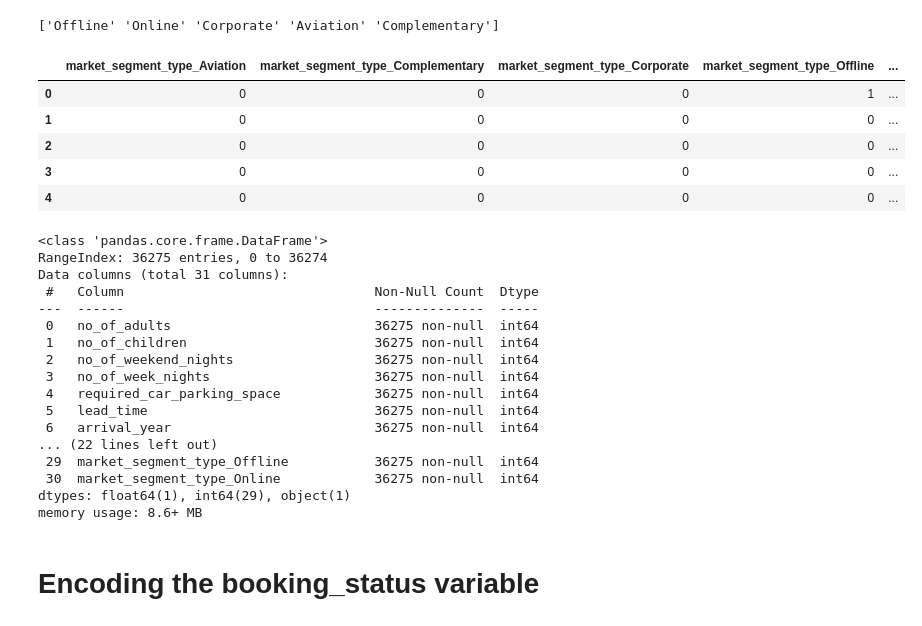
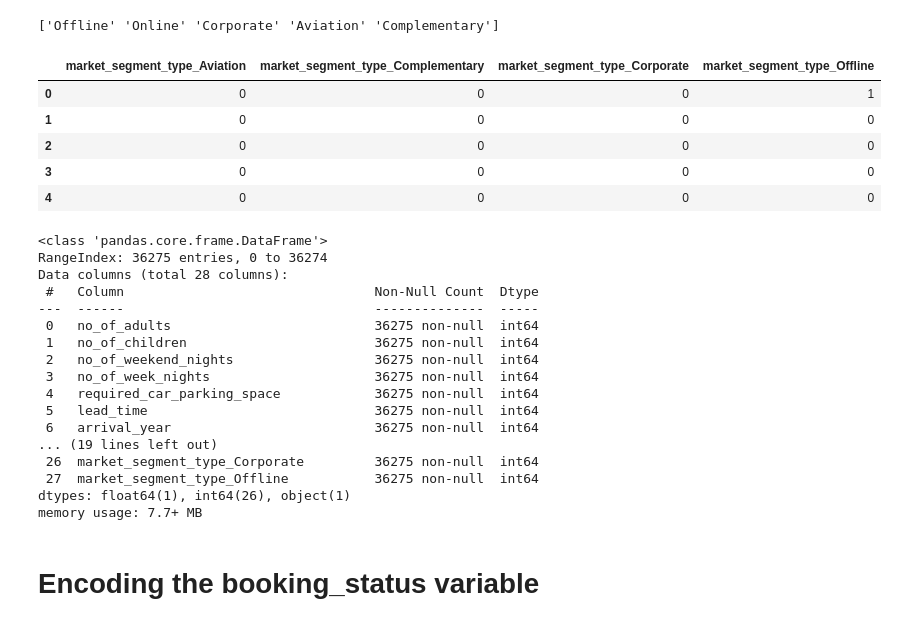
Before and after one commit to Drashko73/hotel-reservations-analysis, a Jupyter notebook: notebooks/03_data_preparation.ipynb, the cells around one changed output. Cells and saved outputs as stored; diff of their text form; code cells hidden in the pictures.

```diff
--- a/notebooks/03_data_preparation.ipynb
+++ b/notebooks/03_data_preparation.ipynb
@@ -74,3 +74,8 @@ meal_plan_encoded_df.head()
 | 2 | 1 | 0 | 0 | 0 |
 | 3 | 1 | 0 | 0 | 0 |
 | 4 | 0 | 0 | 0 | 1 |
+# %%
+# Implement the n-1 rule by dropping the last column
+meal_plan_encoded_df = meal_plan_encoded_df.drop('type_of_meal_plan_Not Selected', axis=1)
+
+meal_plan_encoded_df.head()
@@ -126,6 +138,9 @@ room_type_encoded_df = pd.DataFrame(
     columns=encoder.get_feature_names_out(['room_type_reserved'])
 )
 
+# Implement the n-1 rule by dropping the last column
+room_type_encoded_df = room_type_encoded_df.drop(room_type_encoded_df.columns[-1], axis=1)
+
 room_type_encoded_df.head()
 # %% [output]
 |  | room_type_reserved_Room_Type 1 | room_type_reserved_Room_Type 2 | room_type_reserved_Room_Type 3 | room_type_reserved_Room_Type 4 | ... |
@@ -170,30 +185,33 @@ print(data['market_segment_type'].unique())
 # %%
 # Convert market_segment_type to a categorical variable
 data['market_segment_type'] = data['market_segment_type'].astype('category')
 
 # Use One-Hot Encoding to convert market_segment_type to a numerical variable
 encoder = OneHotEncoder()
 
 # Fit the encoder to the market_segment_type column
 encoder.fit(data[['market_segment_type']])
 
 # Transform the market_segment_type column
 market_segment_encoded = encoder.transform(data[['market_segment_type']]).toarray().astype('int64')
 
 # Create a DataFrame from the encoded data
 market_segment_encoded_df = pd.DataFrame(
     market_segment_encoded,
     columns=encoder.get_feature_names_out(['market_segment_type'])
 )
 
+# Implement the n-1 rule by dropping the last column
+market_segment_encoded_df = market_segment_encoded_df.drop(market_segment_encoded_df.columns[-1], axis=1)
+
 market_segment_encoded_df.head()
 # %% [output]
-|  | market_segment_type_Aviation | market_segment_type_Complementary | market_segment_type_Corporate | market_segment_type_Offline | ... |
-| 0 | 0 | 0 | 0 | 1 | ... |
-| 1 | 0 | 0 | 0 | 0 | ... |
-| 2 | 0 | 0 | 0 | 0 | ... |
-| 3 | 0 | 0 | 0 | 0 | ... |
-| 4 | 0 | 0 | 0 | 0 | ... |
+|  | market_segment_type_Aviation | market_segment_type_Complementary | market_segment_type_Corporate | market_segment_type_Offline |
+| 0 | 0 | 0 | 0 | 1 |
+| 1 | 0 | 0 | 0 | 0 |
+| 2 | 0 | 0 | 0 | 0 |
+| 3 | 0 | 0 | 0 | 0 |
+| 4 | 0 | 0 | 0 | 0 |
 # %%
 # Drop the original market_segment_type column from the data
 data = data.drop('market_segment_type', axis=1)
@@ -205,7 +223,7 @@ data.info()
 # %% [output]
 <class 'pandas.core.frame.DataFrame'>
 RangeIndex: 36275 entries, 0 to 36274
-Data columns (total 31 columns):
+Data columns (total 28 columns):
  #   Column                                Non-Null Count  Dtype
 ---  ------                                --------------  -----
  0   no_of_adults                          36275 non-null  int64
@@ -215,11 +233,11 @@ Data columns (total 31 columns):
  4   required_car_parking_space            36275 non-null  int64
  5   lead_time                             36275 non-null  int64
  6   arrival_year                          36275 non-null  int64
-... (22 lines left out)
- 29  market_segment_type_Offline           36275 non-null  int64
- 30  market_segment_type_Online            36275 non-null  int64
-dtypes: float64(1), int64(29), object(1)
-memory usage: 8.6+ MB
+... (19 lines left out)
+ 26  market_segment_type_Corporate         36275 non-null  int64
+ 27  market_segment_type_Offline           36275 non-null  int64
+dtypes: float64(1), int64(26), object(1)
+memory usage: 7.7+ MB
 # %% [markdown]
 # Encoding the booking_status variable
 # %%
```
Also changed, not shown: parts of 4 cells of this notebook, 12 other files.
